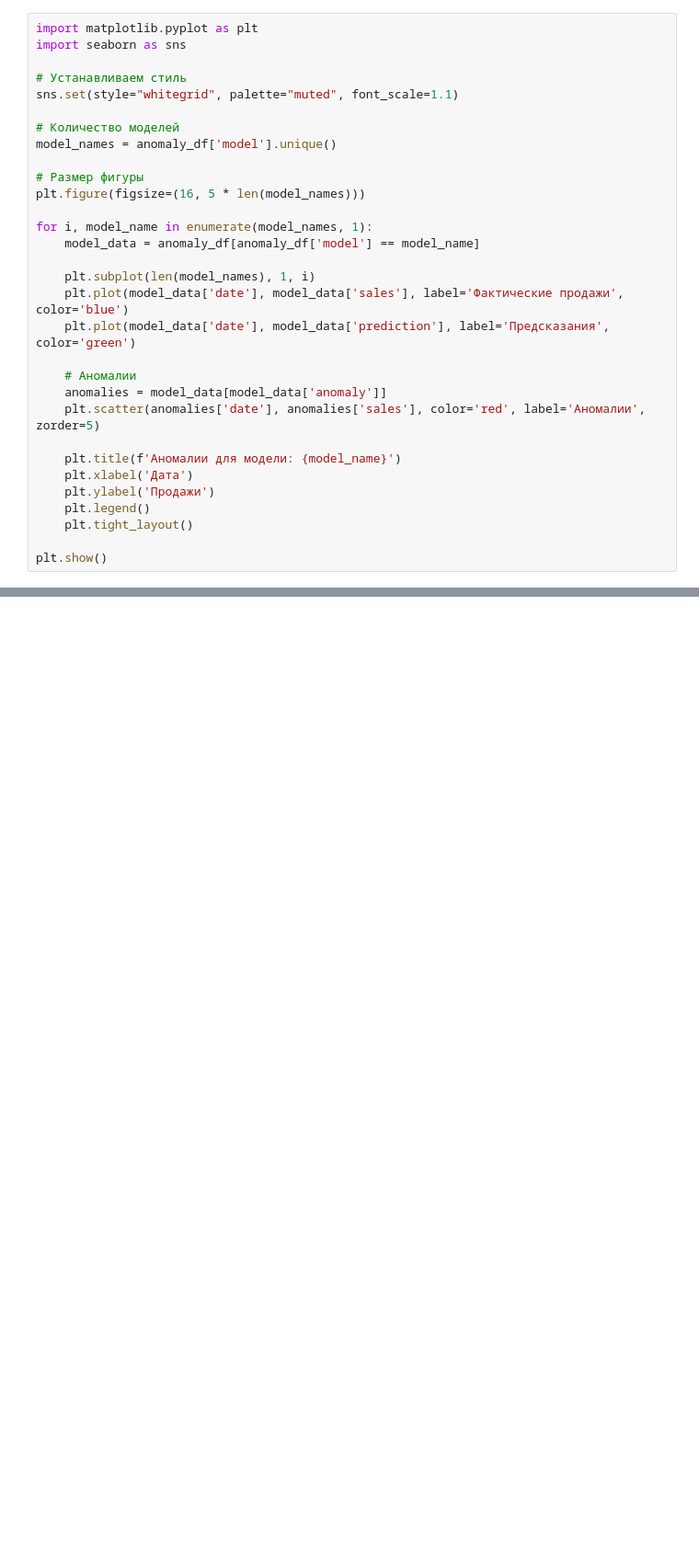
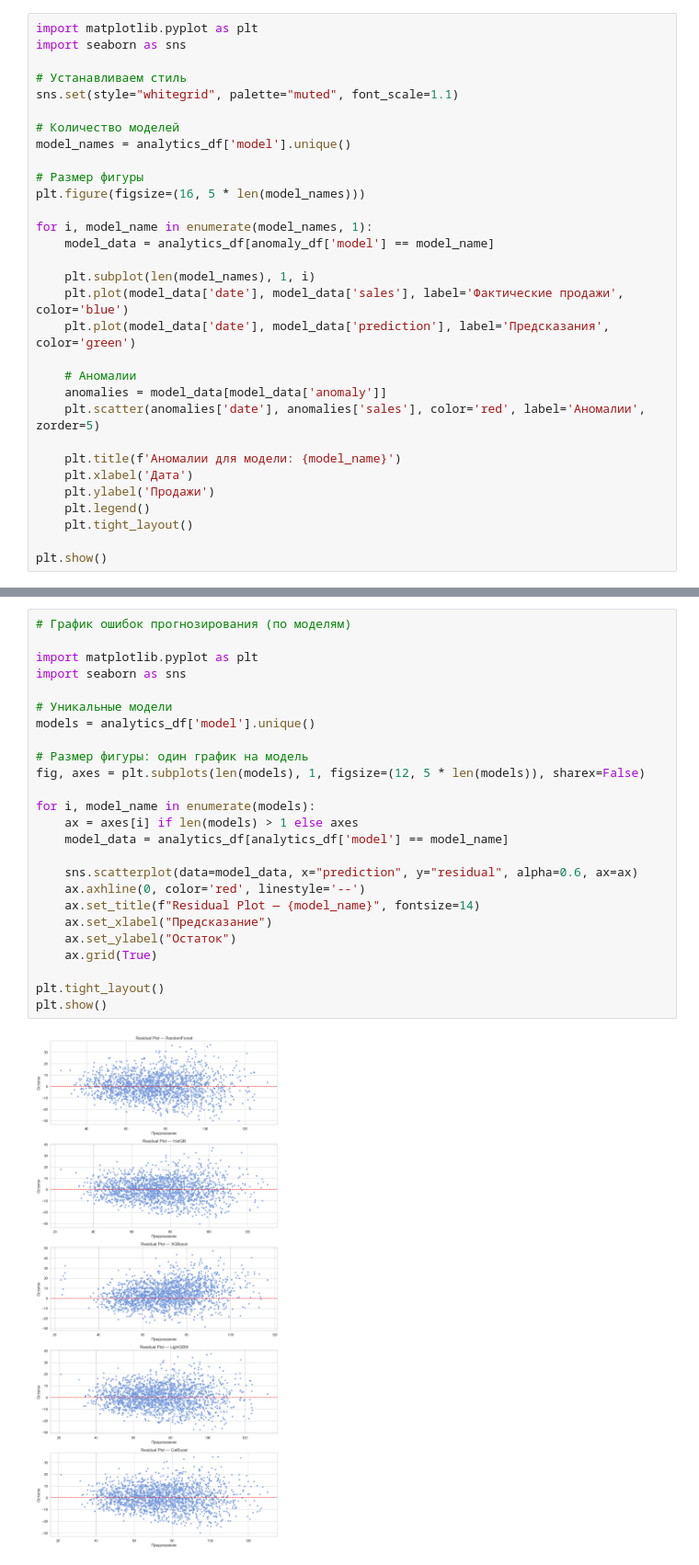
Before and after one commit to DvMaxim/ML_Course_Homework, a Jupyter notebook: HW_6/hw_6_main.ipynb, the cells around one changed output, grey strips where cells are left out. Shown at 92% size. Drawn from its saved outputs; the diff is of its cells as text; blank space fills up the shorter version.

Commit message:
Add some visualizations in HW_6

```diff
--- a/HW_6/hw_6_main.ipynb
+++ b/HW_6/hw_6_main.ipynb
@@ -616,13 +633,13 @@ import seaborn as sns
 sns.set(style="whitegrid", palette="muted", font_scale=1.1)
 
 # Количество моделей
-model_names = anomaly_df['model'].unique()
+model_names = analytics_df['model'].unique()
 
 # Размер фигуры
 plt.figure(figsize=(16, 5 * len(model_names)))
 
 for i, model_name in enumerate(model_names, 1):
-    model_data = anomaly_df[anomaly_df['model'] == model_name]
+    model_data = analytics_df[anomaly_df['model'] == model_name]
 
     plt.subplot(len(model_names), 1, i)
     plt.plot(model_data['date'], model_data['sales'], label='Фактические продажи', color='blue')
@@ -643,0 +659,27 @@ plt.show()
+# %%
+# График ошибок прогнозирования (по моделям)
+
+import matplotlib.pyplot as plt
+import seaborn as sns
+
+# Уникальные модели
+models = analytics_df['model'].unique()
+
+# Размер фигуры: один график на модель
+fig, axes = plt.subplots(len(models), 1, figsize=(12, 5 * len(models)), sharex=False)
+
+for i, model_name in enumerate(models):
+    ax = axes[i] if len(models) > 1 else axes
+    model_data = analytics_df[analytics_df['model'] == model_name]
+
+    sns.scatterplot(data=model_data, x="prediction", y="residual", alpha=0.6, ax=ax)
+    ax.axhline(0, color='red', linestyle='--')
+    ax.set_title(f"Residual Plot — {model_name}", fontsize=14)
+    ax.set_xlabel("Предсказание")
+    ax.set_ylabel("Остаток")
+    ax.grid(True)
+
+plt.tight_layout()
+plt.show()
+# %% [output]
+[figure, added]
```
Also changed, not shown: parts of 9 cells of this notebook, 4 other files.
